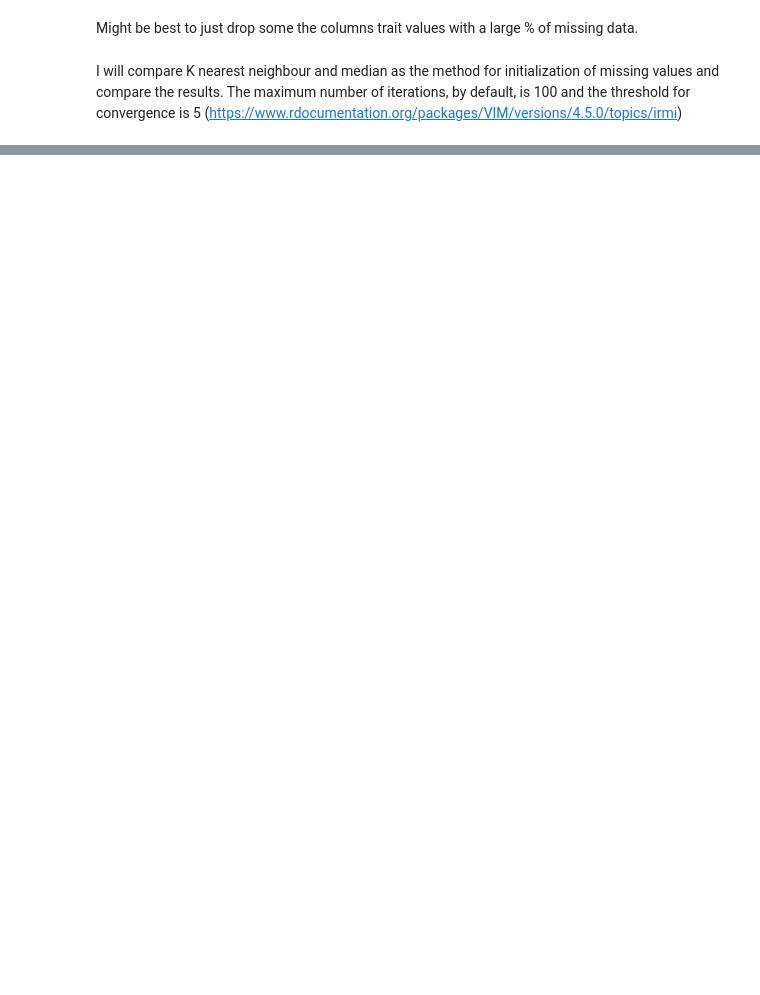
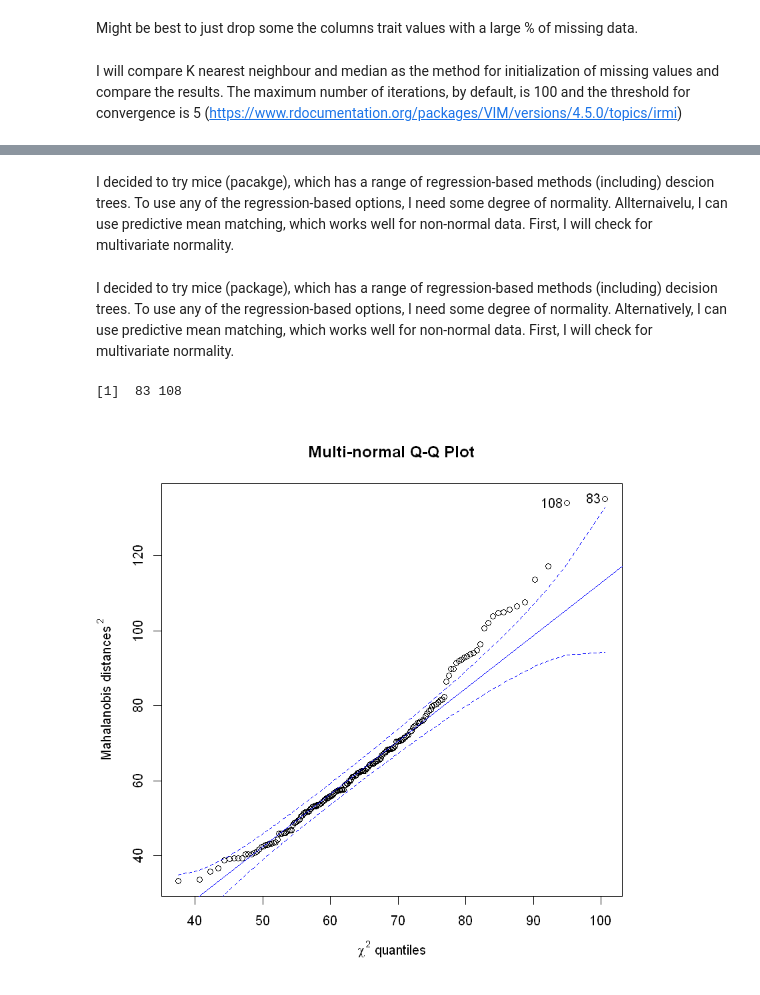
Before and after one commit to juliemessier/Trait-Performance-Relationships, a Jupyter notebook: notebooks/archive/Data Exploration & Cleaning.ipynb, the cells around one changed output, grey strips where cells are left out. Cells and saved outputs as stored; diff of their text form; code cells hidden in the pictures; blank space fills up the shorter version.

```diff
--- a/notebooks/archive/Data Exploration & Cleaning.ipynb
+++ b/notebooks/archive/Data Exploration & Cleaning.ipynb
@@ -108,0 +102,6 @@ I will compare K nearest neighbour and median as the method for initialization o
+# %%
+# removing cases with a bunch of zeroes
+MSH.NA150 <- MSH.Raw[,names(which(apply(MSH.Raw, 2, function (x) sum(is.na(x))<150)))]
+# %%
+# I only want columns that are numeric
+numeric_columns <- which(apply(MSH.NA150,2, function (x) !is.na(mean(as.numeric(x), na.rm = TRUE))))
@@ -108,0 +113,10 @@ I will compare K nearest neighbour and median as the method for initialization o
+# %% [markdown]
+I decided to try mice (pacakge), which has a range of regression-based methods (including) descion trees. To use any of the regression-based options, I need some degree of normality. Allternaivelu, I can use predictive  mean matching, which works well for non-normal data. First, I will check for multivariate normality.
+# %% [markdown]
+I decided to try mice (package), which has a range of regression-based methods (including) decision trees. To use any of the regression-based options, I need some degree of normality. Alternatively, I can use predictive mean matching, which works well for non-normal data. First, I will check for multivariate normality.
+# %%
+# need to make sure the data are being read as numeric for this to work
+mqqnorm(na.omit(data.matrix(MSH.NA150[,numeric_columns])))
+# %% [output]
+[1]  83 108
+[figure, added]
```
Also changed, not shown: parts of 21 cells of this notebook, 2 other files.
